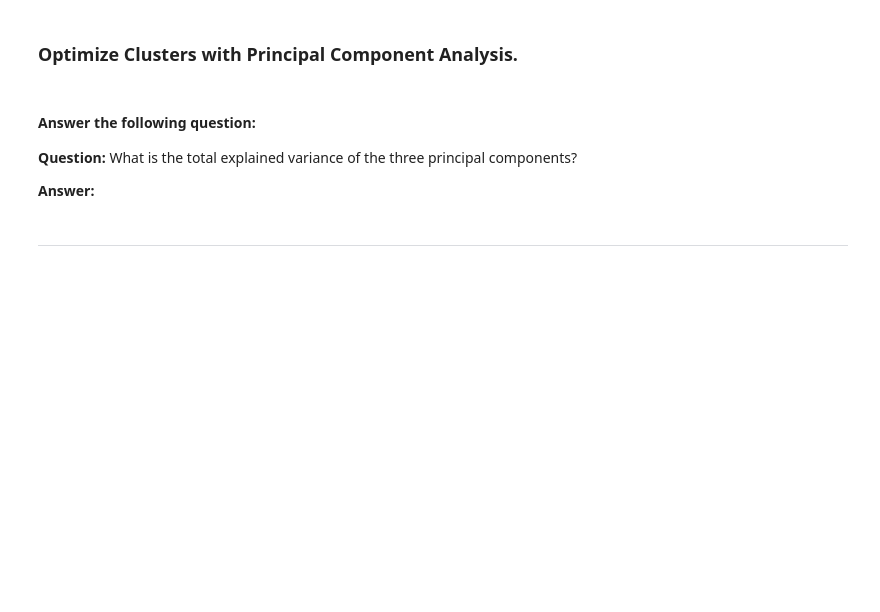
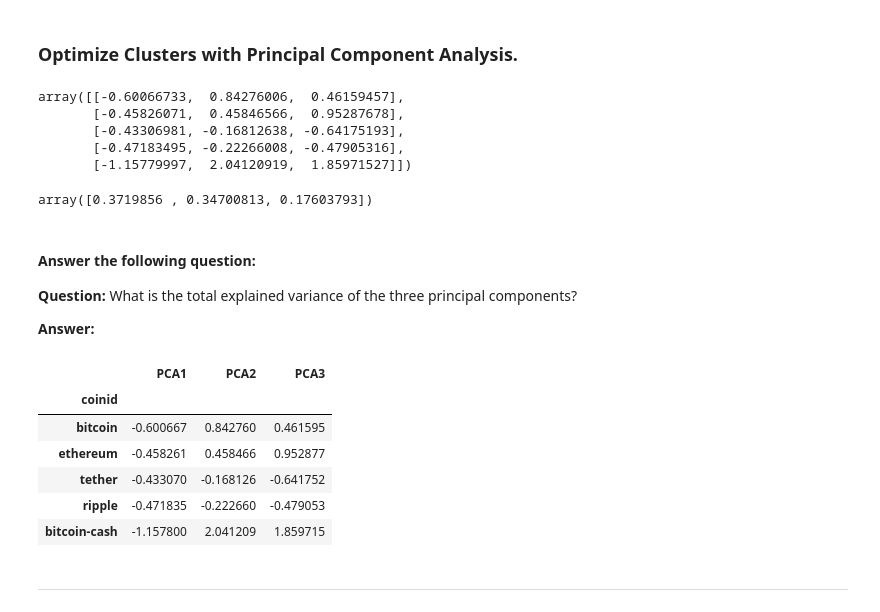
Before and after one commit to MattRind/CryptoClustering, a Jupyter notebook: Crypto_Clustering_starter_code.ipynb, the cells around one changed output. Cells and saved outputs as stored; diff of their text form; code cells hidden in the pictures; blank space fills up the shorter version.

```diff
--- a/Crypto_Clustering_starter_code.ipynb
+++ b/Crypto_Clustering_starter_code.ipynb
@@ -151,14 +200,30 @@ df_elbow.hvplot.line(
 ### Optimize Clusters with Principal Component Analysis.
 # %%
 # Create a PCA model instance and set `n_components=3`.
+pca = PCA(n_components=3)
+# %%
+ # Fit the PCA model on the transformed credit card DataFrame
+ccinfo_pca = pca.fit_transform(ccinfo_default_df)
+
+# Review the first 5 rows of list data
+ccinfo_pca[:5]
 # %%
-# Use the PCA model with `fit_transform` to reduce to
-# three principal components.
+# Use the PCA model with `fit_transform` to reduce to three principal components.
+marketData_pca = pca.fit_transform(df_market_data_scaled)
 
 # View the first five rows of the DataFrame.
+marketData_pca[:5]
+# %% [output]
+array([[-0.60066733,  0.84276006,  0.46159457],
+       [-0.45826071,  0.45846566,  0.95287678],
+       [-0.43306981, -0.16812638, -0.64175193],
+       [-0.47183495, -0.22266008, -0.47905316],
+       [-1.15779997,  2.04120919,  1.85971527]])
 # %%
-# Retrieve the explained variance to determine how much information
-# can be attributed to each principal component.
+# Retrieve the explained variance to determine how much information can be attributed to each principal component.
+pca.explained_variance_ratio_
+# %% [output]
+array([0.3719856 , 0.34700813, 0.17603793])
 # %% [markdown]
 #### Answer the following question:
 
@@ -167,16 +232,27 @@ df_elbow.hvplot.line(
 **Answer:**
 # %%
 # Create a new DataFrame with the PCA data.
-
-# Creating a DataFrame with the PCA data
+market_data_pca_df = pd.DataFrame(
+    marketData_pca,
+    columns=["PCA1", "PCA2", "PCA3"]
+)
 
 # Copy the crypto names from the original data
-
+market_data_pca_df['coinid'] = df_market_data.index
 
 # Set the coinid column as index
-
+market_data_pca_df = market_data_pca_df.set_index('coinid')
 
 # Display sample data
+market_data_pca_df.head()
+# %% [output]
+|  | PCA1 | PCA2 | PCA3 |
+| coinid |  |  |  |
+| bitcoin | -0.600667 | 0.842760 | 0.461595 |
+| ethereum | -0.458261 | 0.458466 | 0.952877 |
+| tether | -0.433070 | -0.168126 | -0.641752 |
+| ripple | -0.471835 | -0.222660 | -0.479053 |
+| bitcoin-cash | -1.157800 | 2.041209 | 1.859715 |
 # %% [markdown]
 ---
 # %% [markdown]
```
Also changed, not shown: parts of 13 cells of this notebook.
